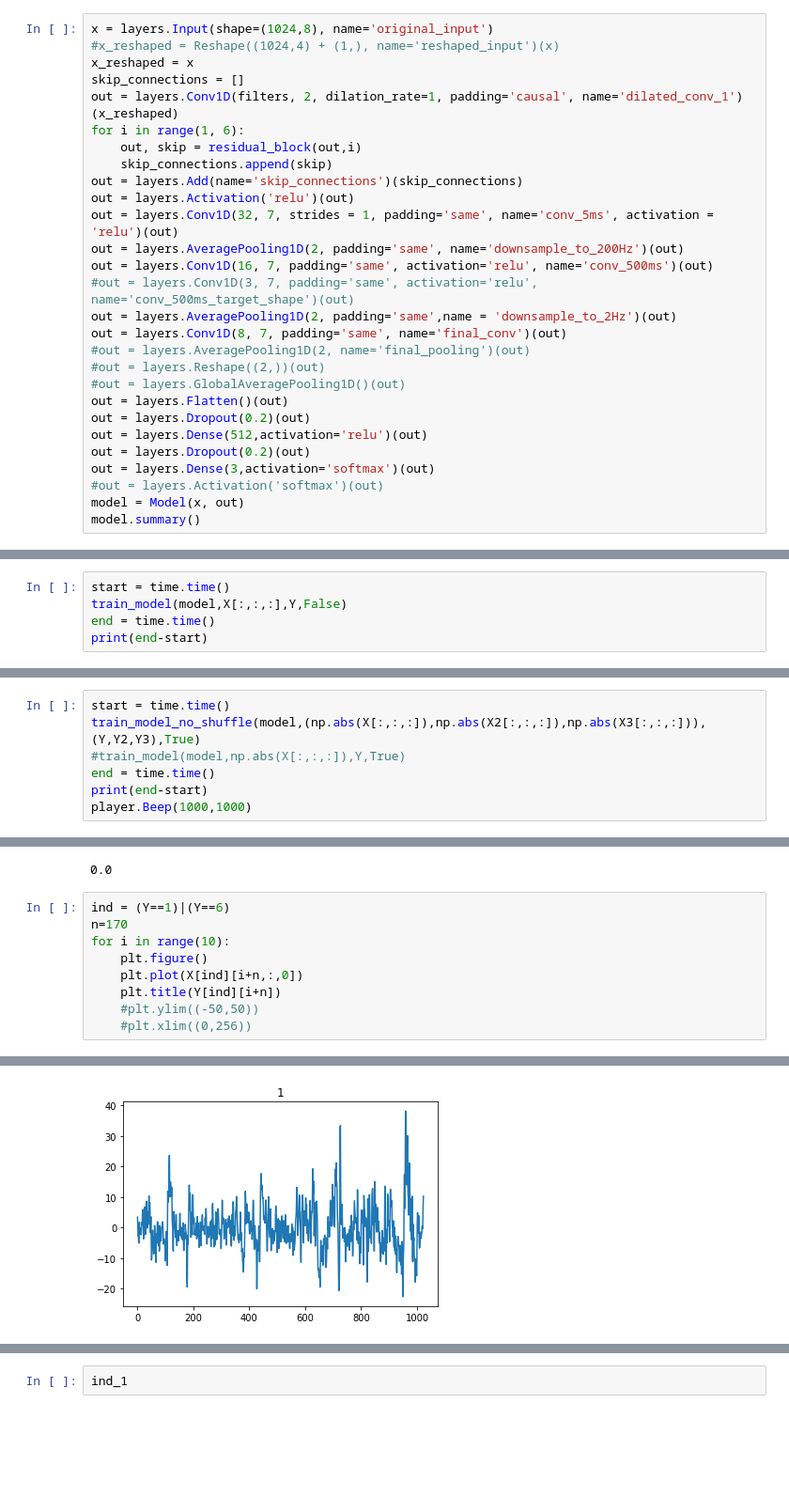
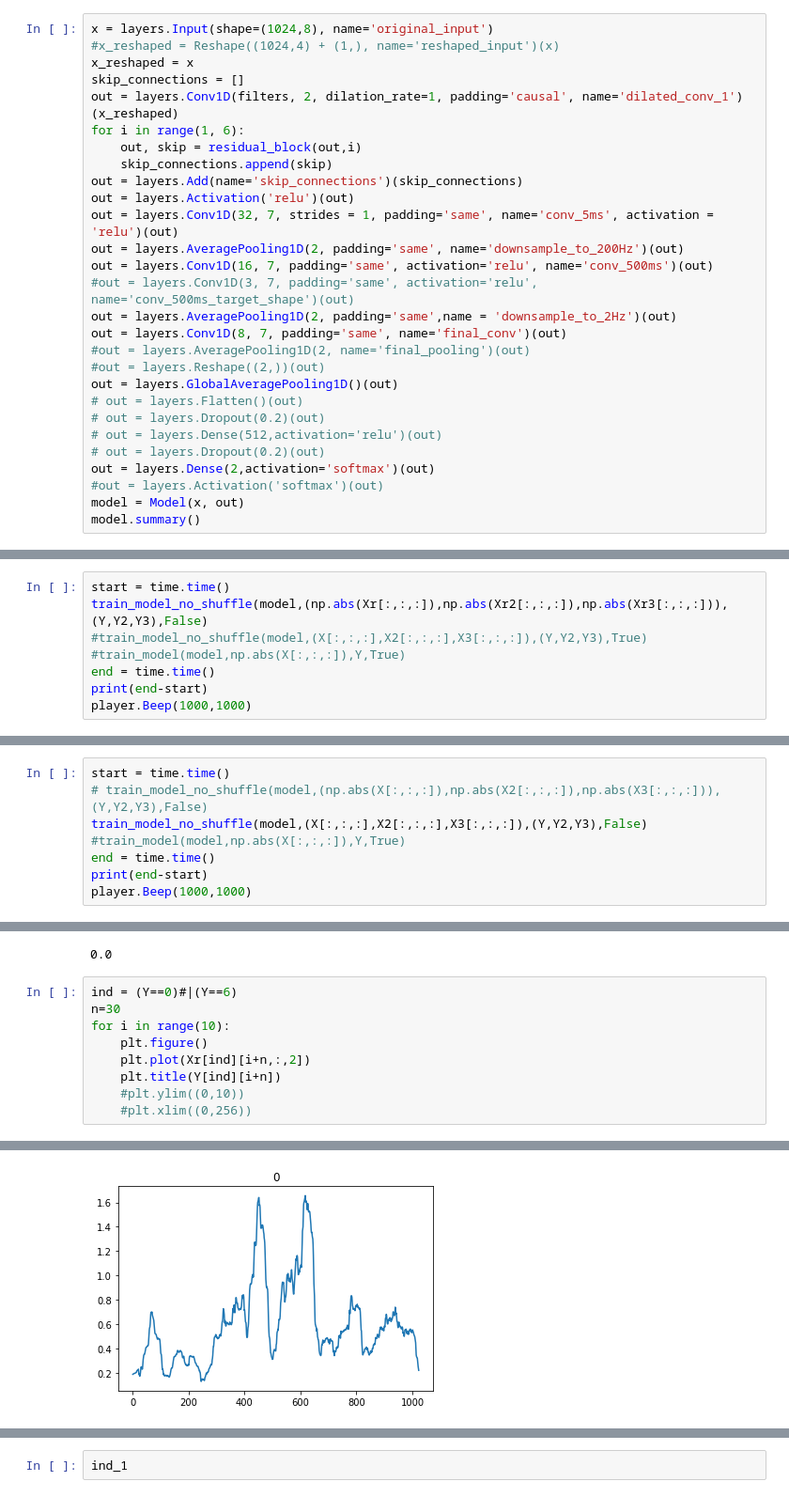
Before and after one commit to wuwenbo718/Master-Thesis, a Jupyter notebook: cnn1d.ipynb, the cells around one changed output, grey strips where cells are left out. Shown at 94% size. Saved outputs shown, nothing was run; the diff lists cells and outputs as text; blank space fills up the shorter version.

```diff
--- a/cnn1d.ipynb
+++ b/cnn1d.ipynb
@@ -1245,12 +1264,12 @@ out = layers.AveragePooling1D(2, padding='same',name = 'downsample_to_2Hz')(out)
 out = layers.Conv1D(8, 7, padding='same', name='final_conv')(out)
 #out = layers.AveragePooling1D(2, name='final_pooling')(out)
 #out = layers.Reshape((2,))(out)
-#out = layers.GlobalAveragePooling1D()(out)
-out = layers.Flatten()(out)
-out = layers.Dropout(0.2)(out)
-out = layers.Dense(512,activation='relu')(out)
-out = layers.Dropout(0.2)(out)
-out = layers.Dense(3,activation='softmax')(out)
+out = layers.GlobalAveragePooling1D()(out)
+# out = layers.Flatten()(out)
+# out = layers.Dropout(0.2)(out)
+# out = layers.Dense(512,activation='relu')(out)
+# out = layers.Dropout(0.2)(out)
+out = layers.Dense(2,activation='softmax')(out)
 #out = layers.Activation('softmax')(out)
 model = Model(x, out)
 model.summary()
@@ -1274,8 +1293,3 @@ Non-trainable params: 0
 __________________________________________________________________________________________________
 # %%
 model.compile(loss='categorical_crossentropy', optimizer="adam", metrics=['accuracy'])
-# %%
-start = time.time()
-train_model(model,X[:,:,:],Y,False)
-end = time.time()
-print(end-start)
@@ -1490,7 +1514,8 @@ Non-trainable params: 120
 _________________________________________________________________
 # %%
 start = time.time()
-train_model_no_shuffle(model,(np.abs(X[:,:,:]),np.abs(X2[:,:,:]),np.abs(X3[:,:,:])),(Y,Y2,Y3),True)
+train_model_no_shuffle(model,(np.abs(Xr[:,:,:]),np.abs(Xr2[:,:,:]),np.abs(Xr3[:,:,:])),(Y,Y2,Y3),False)
+#train_model_no_shuffle(model,(X[:,:,:],X2[:,:,:],X3[:,:,:]),(Y,Y2,Y3),True)
 #train_model(model,np.abs(X[:,:,:]),Y,True)
 end = time.time()
 print(end-start)
@@ -1757,3 +1805,11 @@ model.add(layers.Dropout(0.5))
 model.add(layers.Dense(3,activation='softmax',kernel_regularizer=reg))
 # %%
 model.compile(loss='categorical_crossentropy', optimizer="adam", metrics=['accuracy'])
+# %%
+start = time.time()
+# train_model_no_shuffle(model,(np.abs(X[:,:,:]),np.abs(X2[:,:,:]),np.abs(X3[:,:,:])),(Y,Y2,Y3),False)
+train_model_no_shuffle(model,(X[:,:,:],X2[:,:,:],X3[:,:,:]),(Y,Y2,Y3),False)
+#train_model(model,np.abs(X[:,:,:]),Y,True)
+end = time.time()
+print(end-start)
+player.Beep(1000,1000)
@@ -1800,12 +1875,12 @@ np.clip(X,0,None).min()
 # %% [output]
 0.0
 # %%
-ind = (Y==1)|(Y==6)
-n=170
+ind = (Y==0)#|(Y==6)
+n=30
 for i in range(10):
     plt.figure()
-    plt.plot(X[ind][i+n,:,0])
+    plt.plot(Xr[ind][i+n,:,2])
     plt.title(Y[ind][i+n])
-    #plt.ylim((-50,50))
+    #plt.ylim((0,10))
     #plt.xlim((0,256))
 # %% [output]
@@ -1813 +1888 @@ for i in range(10):
-[figure, old version]
+[figure, new version]
```
Also changed, not shown: parts of 48 cells of this notebook, 15 other files.
